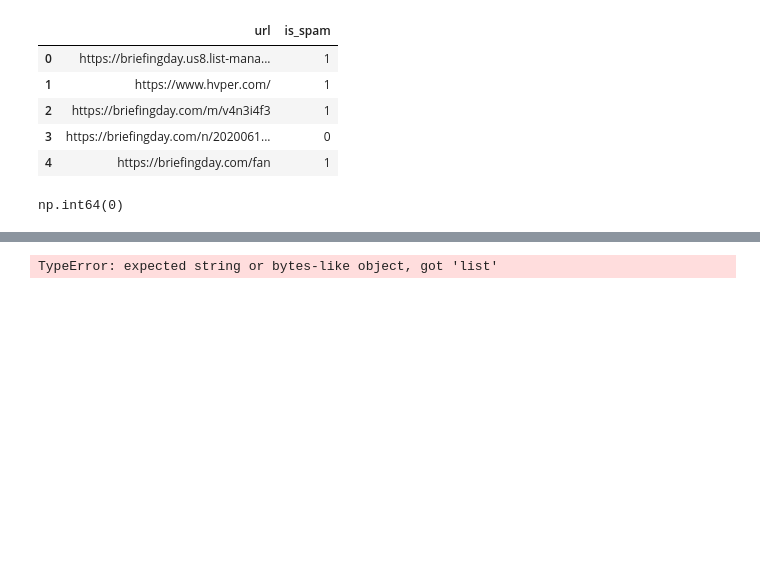
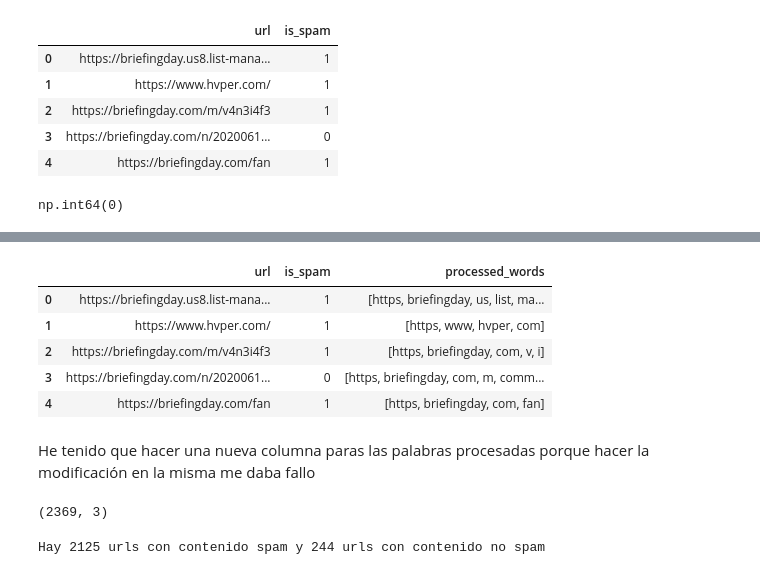
Before and after one commit to pdeleonsoria/NLP, a Jupyter notebook: src/explore.ipynb, the cells around one changed output, grey strips where cells are left out. Drawn from its saved outputs; the diff is of its cells as text; code cells hidden in the pictures; blank space fills up the shorter version.

```diff
--- a/src/explore.ipynb
+++ b/src/explore.ipynb
@@ -43,10 +64,40 @@ df["url"].astype(str)
 Name: url, Length: 2999, dtype: object
-# %%
-def preparacion(text):
-    text= re.sub(r"\s+[a-z]\s+", " ", text)
-    return text.split()
-
-df["url"]= df["url"].apply(preparacion)
-df.head()
-# %% [output]
-TypeError: expected string or bytes-like object, got 'list'
+# %%
+
+def preprocess_text(text):
+
+    text = re.sub(r'[^a-z ]', " ", text)
+
+    text = re.sub(r'\s+[a-zA-Z]\s+', " ", text)
+    text = re.sub(r'\^[a-zA-Z]\s+', " ", text)
+
+    text = re.sub(r'\s+', " ", text.lower())
+
+    text = re.sub("&lt;/?.*?&gt;"," &lt;&gt; ", text)
+
+    return text.split()
+
+df["processed_words"] = [preprocess_text(text) for text in df['url']]
+df.head()
+# %% [output]
+|  | url | is_spam | processed_words |
+| 0 | https://briefingday.us8.list-mana... | 1 | [https, briefingday, us, list, ma... |
+| 1 | https://www.hvper.com/ | 1 | [https, www, hvper, com] |
+| 2 | https://briefingday.com/m/v4n3i4f3 | 1 | [https, briefingday, com, v, i] |
+| 3 | https://briefingday.com/n/2020061... | 0 | [https, briefingday, com, m, comm... |
+| 4 | https://briefingday.com/fan | 1 | [https, briefingday, com, fan] |
+# %% [markdown]
+He tenido que hacer una nueva columna paras las palabras procesadas porque hacer la modificación en la misma me daba fallo
+# %%
+df = df.drop_duplicates()
+df = df.reset_index(inplace = False, drop = True)
+df.shape
+# %% [output]
+(2369, 3)
+# %%
+conteo=df["is_spam"].value_counts()
+spam= conteo[0]
+no_spam=conteo[1]
+print(f"Hay {spam} urls con contenido spam y {no_spam} urls con contenido no spam")
+# %% [output]
+Hay 2125 urls con contenido spam y 244 urls con contenido no spam
```
Also changed, not shown: parts of 17 cells of this notebook, 1 other file.
